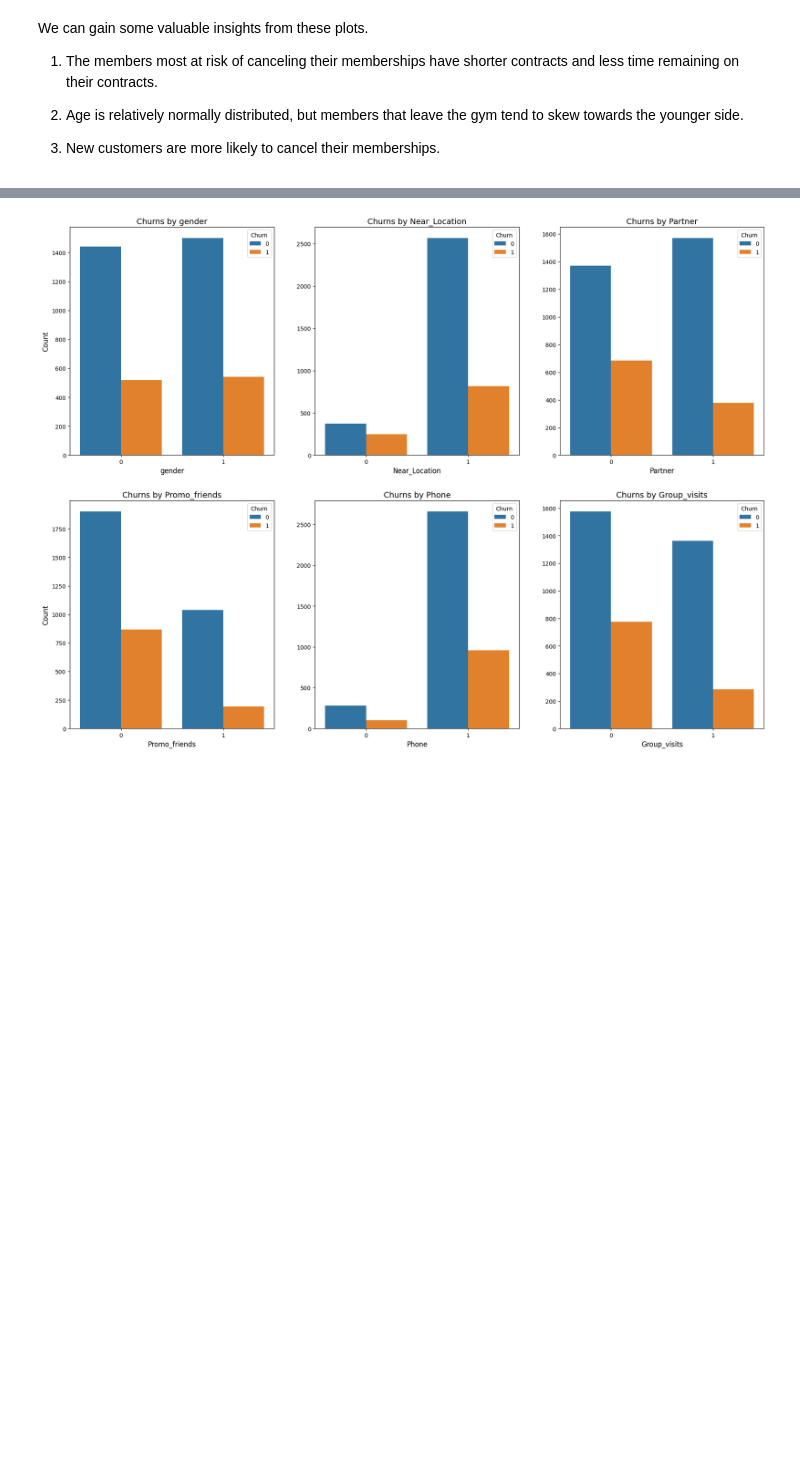
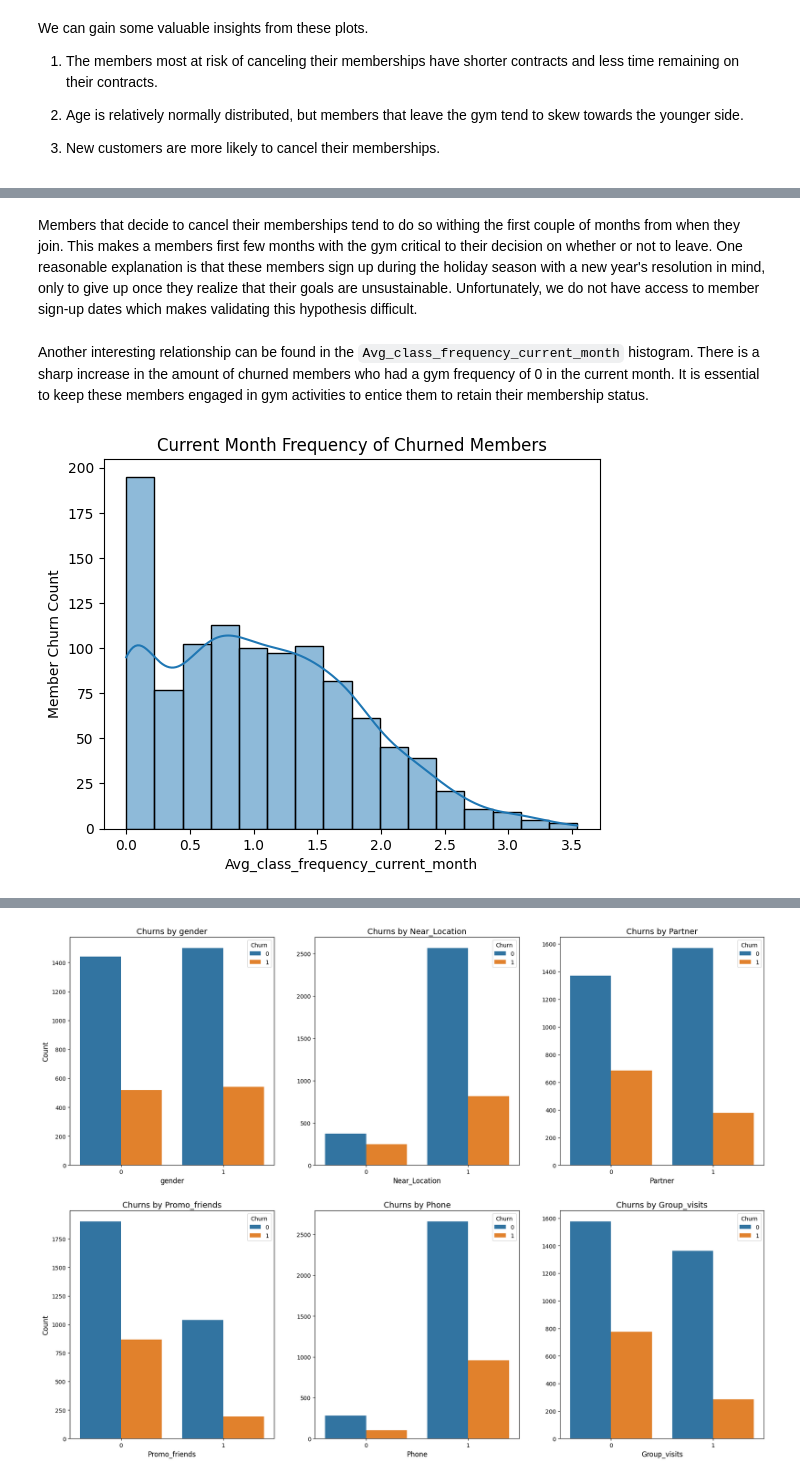
Before and after one commit to kennethwirjadisastra/customer_churn, a Jupyter notebook: gym_churn_eda.ipynb, the cells around one changed output, grey strips where cells are left out. Cells and saved outputs as stored; diff of their text form; code cells hidden in the pictures; blank space fills up the shorter version.

```diff
--- a/gym_churn_eda.ipynb
+++ b/gym_churn_eda.ipynb
@@ -314,0 +326,11 @@ We can gain some valuable insights from these plots.
+# %% [markdown]
+Members that decide to cancel their memberships tend to do so withing the first couple of months from when they join. This makes a members first few months with the gym critical to their decision on whether or not to leave. One reasonable explanation is that these members sign up during the holiday season with a new year's resolution in mind, only to give up once they realize that their goals are unsustainable. Unfortunately, we do not have access to member sign-up dates which makes validating this hypothesis difficult.
+# %% [markdown]
+Another interesting relationship can be found in the `Avg_class_frequency_current_month` histogram. There is a sharp increase in the amount of churned members who had a gym frequency of 0 in the current month. It is essential to keep these members engaged in gym activities to entice them to retain their membership status.
+# %%
+sns.histplot(data=df[df['Churn']==1], x='Avg_class_frequency_current_month', kde=True)
+plt.title('Current Month Frequency of Churned Members')
+plt.ylabel('Member Churn Count')
+plt.show()
+# %% [output]
+[figure, added]
```
Also changed, not shown: parts of 12 cells of this notebook.
